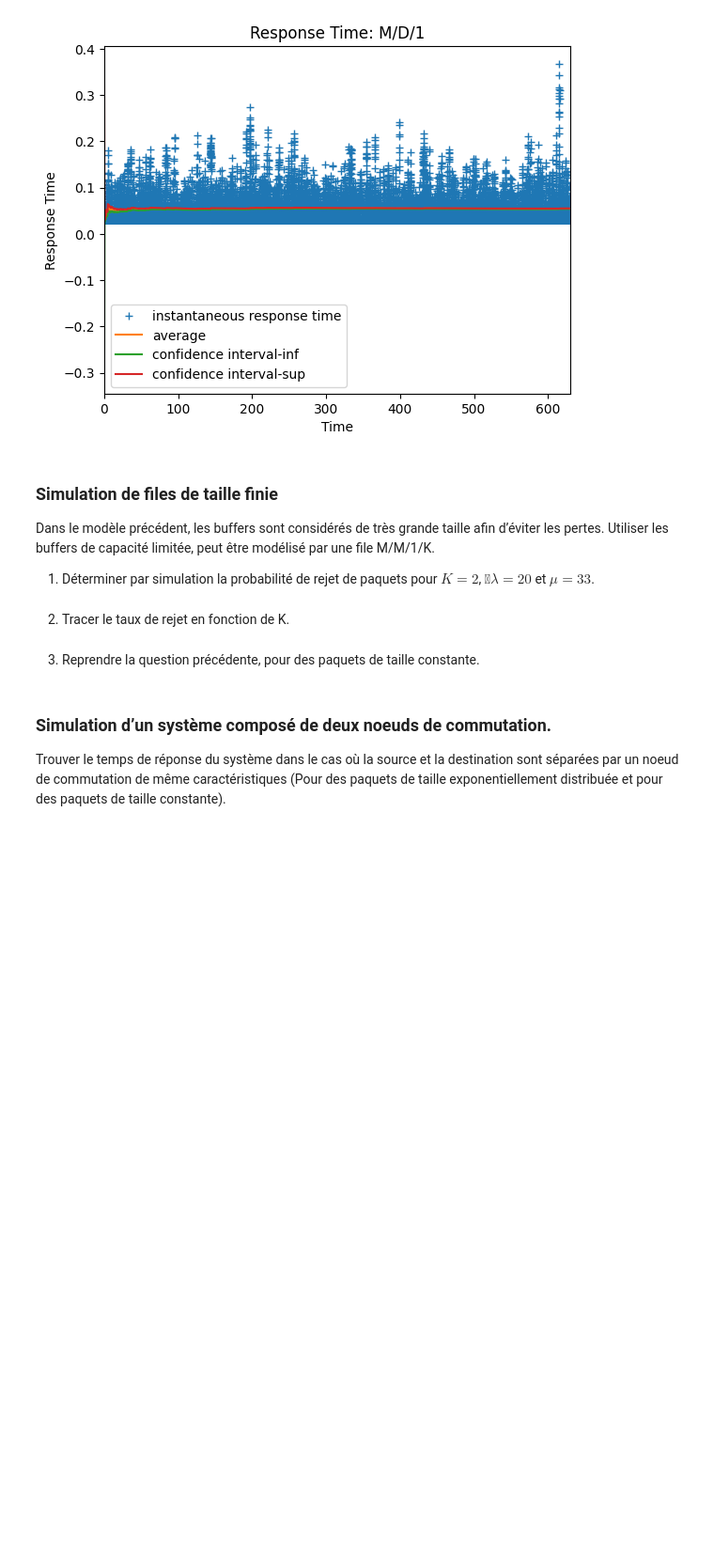
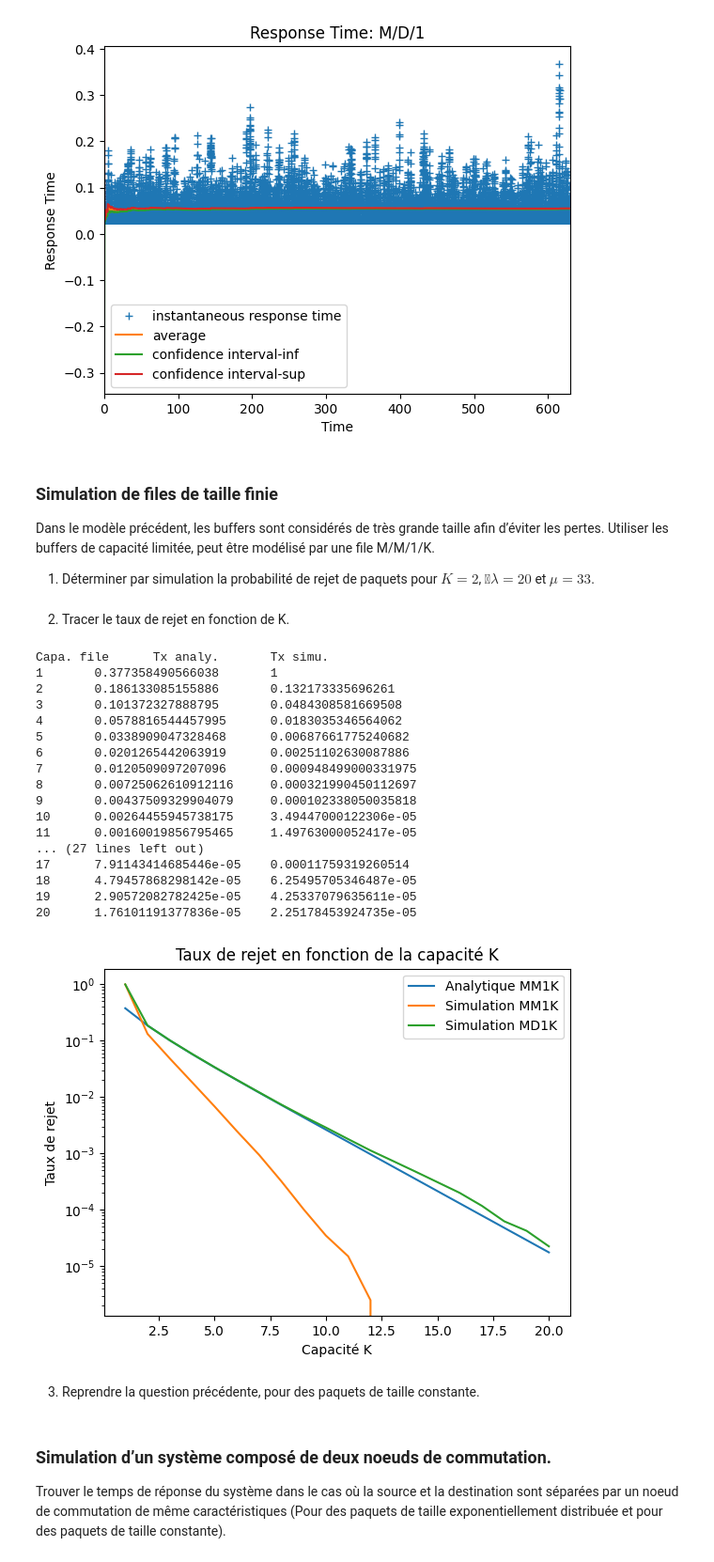
Before and after one commit to learen-7/ENSEEIHT, a Jupyter notebook: 2A/Semestre_8/simu_reseau/TP1/TP1.ipynb, the cells around one changed output. Shown at 94% size. Drawn from its saved outputs; the diff is of its cells as text; code cells hidden in the pictures; blank space fills up the shorter version.

```diff
--- a/2A/Semestre_8/simu_reseau/TP1/TP1.ipynb
+++ b/2A/Semestre_8/simu_reseau/TP1/TP1.ipynb
@@ -122,7 +122,7 @@ import matplotlib.pyplot as plt
 os.chdir("MM1K")
 
 # Valeurs initiales
-lambda_val, mu, duration1, duration2 = 20, 33, 15000, 15000  # msec
+lambda_val, mu, duration1, duration2 = 20, 33, 20000, 20000  # msec
 
 def run_script(script_name, lambda_val, mu, duration):
     result = subprocess.run(["perl", script_name, str(lambda_val), str(mu), str(duration)], capture_output=True, text=True)
@@ -135,33 +135,52 @@ with ThreadPoolExecutor() as executor:
     futures.append(executor.submit(run_script, "rejetMD1K.pl", lambda_val, mu, duration2))
     results = [future.result() for future in as_completed(futures)]
 
 
 print("Capa. file\tTx analy.\tTx simu.")
 print(results[0])
 print("-----------------------")
 print(results[1])
 
 lines, lines2 = list(map(lambda listi : list(filter(lambda y: y.strip() != "", listi)) ,list(map(lambda x: x.replace("\t", " ").split("\n"), results))))
 
 # Traiter la sortie du premier script
 x_rej, y1_rej, y2_rej = zip(*[map(float, line.split(" ")) for line in lines])
 
 # Traiter la sortie du deuxième script
 x_rej2, y1_rej2, y2_rej2 = zip(*[map(float, line.split(" ")) for line in lines2])
 
 # Plot des résultats
 plt.xlabel("Capacité K")
 plt.ylabel("Taux de rejet")
 plt.yscale("log")
 plt.title("Taux de rejet en fonction de la capacité K")
 plt.plot(x_rej, y1_rej, label="Analytique MM1K")
 plt.plot(x_rej, y2_rej, label="Simulation MM1K")
 plt.plot(x_rej2, y2_rej2, label="Simulation MD1K")
 plt.legend()
 plt.show()
 
 # Revenir au répertoire précédent
 os.chdir("..")
+# %% [output]
+Capa. file      Tx analy.       Tx simu.
+1       0.377358490566038       1
+2       0.186133085155886       0.132173335696261
+3       0.101372327888795       0.0484308581669508
+4       0.0578816544457995      0.0183035346564062
+5       0.0338909047328468      0.00687661775240682
+6       0.0201265442063919      0.00251102630087886
+7       0.0120509097207096      0.000948499000331975
+8       0.00725062610912116     0.000321990450112697
+9       0.00437509329904079     0.000102338050035818
+10      0.00264455945738175     3.49447000122306e-05
+11      0.00160019856795465     1.49763000052417e-05
+... (27 lines left out)
+17      7.91143414685446e-05    0.00011759319260514
+18      4.79457868298142e-05    6.25495705346487e-05
+19      2.90572082782425e-05    4.25337079635611e-05
+20      1.76101191377836e-05    2.25178453924735e-05
+[figure, added]
 # %% [markdown]
 3) Reprendre la question précédente, pour des paquets de taille constante.
 # %% [markdown]
```
Also changed, not shown: 4 other files.
